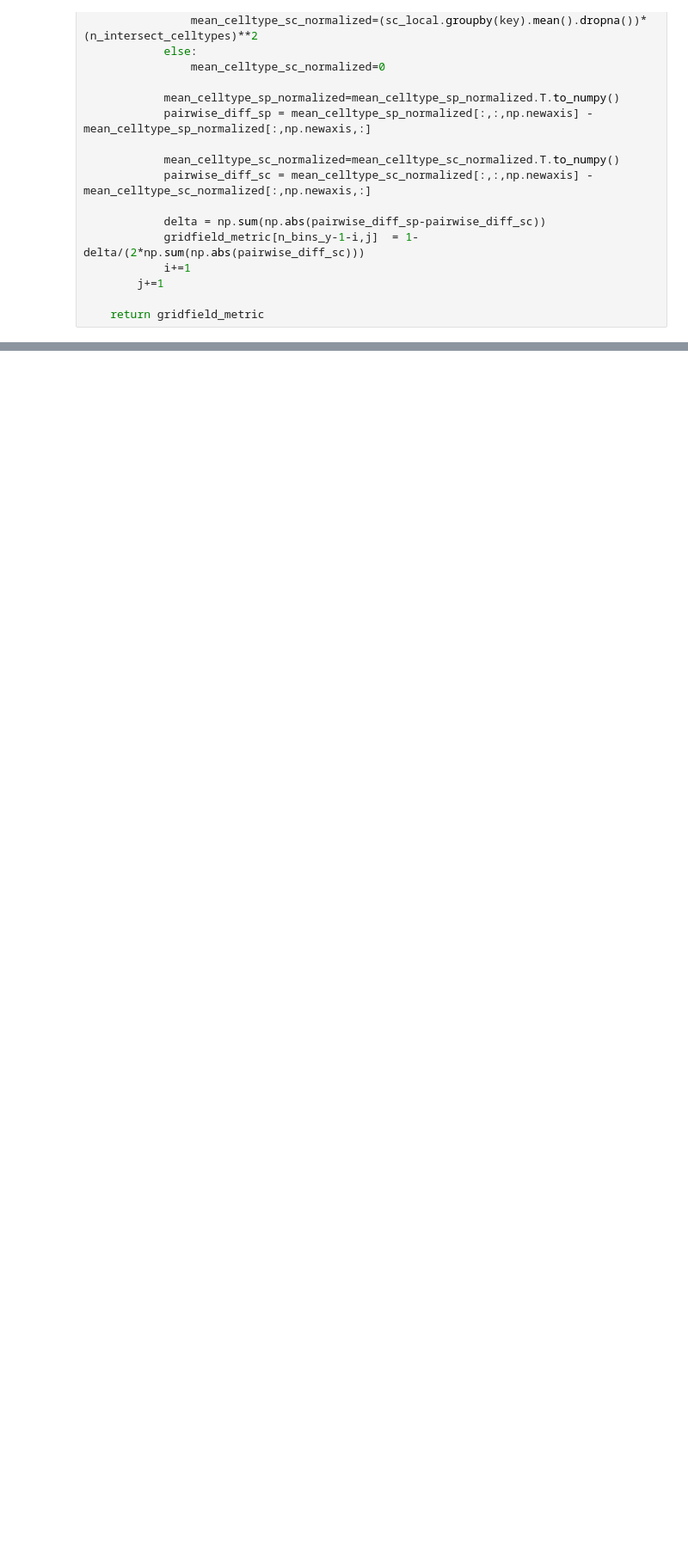
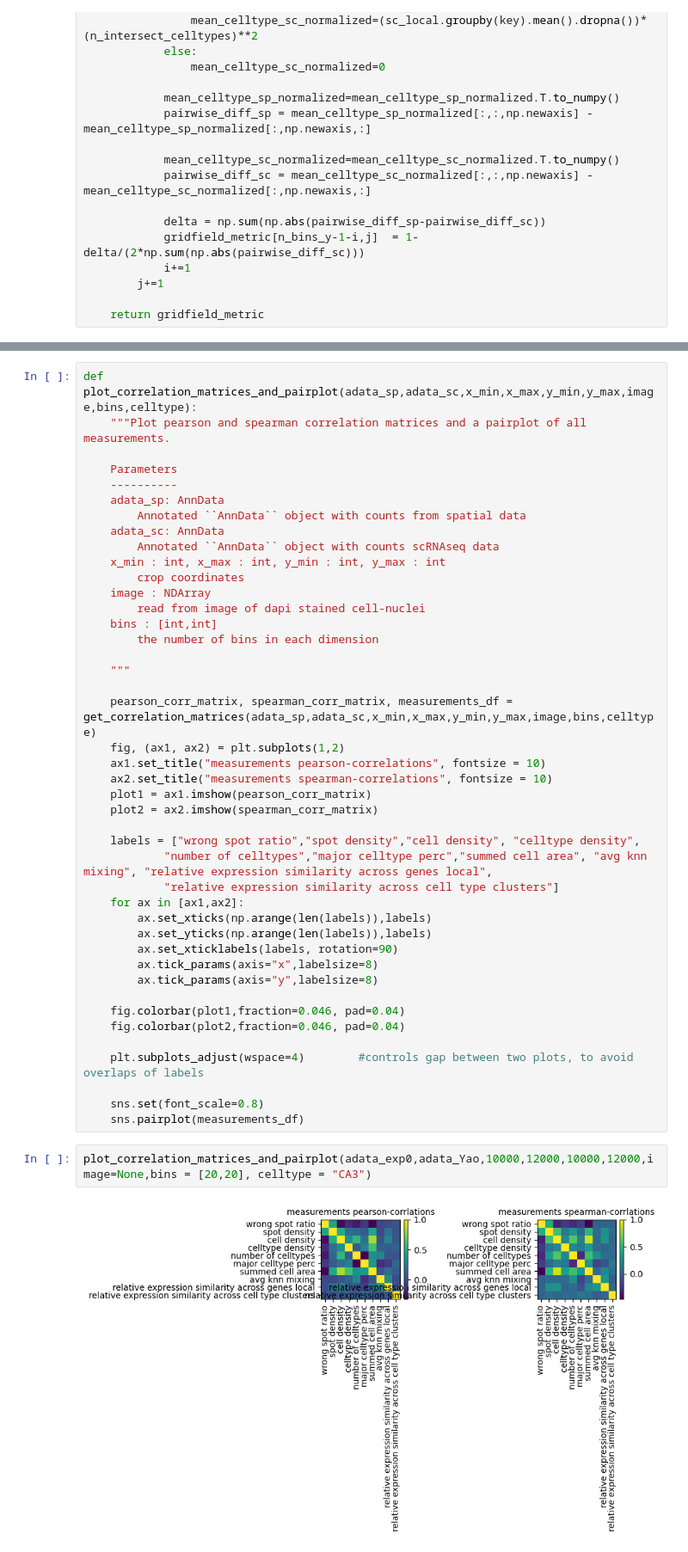
Before and after one commit to j-dichgans/my_txsim, a Jupyter notebook: metric_local.ipynb, the cells around one changed output, grey strips where cells are left out. Shown at 86% size. Saved outputs shown, nothing was run; the diff lists cells and outputs as text; blank space fills up the shorter version.

Commit message:
worked on plot_correlation_matrices_and_pairplot

```diff
--- a/metric_local.ipynb
+++ b/metric_local.ipynb
@@ -1550,0 +1579,47 @@ array([[nan, nan, nan, nan, nan, nan, nan, nan, nan, nan],
+# %%
+def plot_correlation_matrices_and_pairplot(adata_sp,adata_sc,x_min,x_max,y_min,y_max,image,bins,celltype):
+    """Plot pearson and spearman correlation matrices and a pairplot of all measurements.
+
+    Parameters
+    ----------
+    adata_sp: AnnData
+        Annotated ``AnnData`` object with counts from spatial data
+    adata_sc: AnnData
+        Annotated ``AnnData`` object with counts scRNAseq data
+    x_min : int, x_max : int, y_min : int, y_max : int
+        crop coordinates
+    image : NDArray
+        read from image of dapi stained cell-nuclei
+    bins : [int,int]
+        the number of bins in each dimension
+
+    """
+
+    pearson_corr_matrix, spearman_corr_matrix, measurements_df = get_correlation_matrices(adata_sp,adata_sc,x_min,x_max,y_min,y_max,image,bins,celltype)
+    fig, (ax1, ax2) = plt.subplots(1,2)
+    ax1.set_title("measurements pearson-correlations", fontsize = 10)
+    ax2.set_title("measurements spearman-correlations", fontsize = 10)
+    plot1 = ax1.imshow(pearson_corr_matrix)
+    plot2 = ax2.imshow(spearman_corr_matrix)
+
+    labels = ["wrong spot ratio","spot density","cell density", "celltype density",
+            "number of celltypes","major celltype perc","summed cell area", "avg knn mixing", "relative expression similarity across genes local",
+            "relative expression similarity across cell type clusters"]
+    for ax in [ax1,ax2]:
+        ax.set_xticks(np.arange(len(labels)),labels)
+        ax.set_yticks(np.arange(len(labels)),labels)
+        ax.set_xticklabels(labels, rotation=90)
+        ax.tick_params(axis="x",labelsize=8)
+        ax.tick_params(axis="y",labelsize=8)
+
+    fig.colorbar(plot1,fraction=0.046, pad=0.04)
+    fig.colorbar(plot2,fraction=0.046, pad=0.04)
+
+    plt.subplots_adjust(wspace=4)        #controls gap between two plots, to avoid overlaps of labels
+
+    sns.set(font_scale=0.8)
+    sns.pairplot(measurements_df)
+# %%
+plot_correlation_matrices_and_pairplot(adata_exp0,adata_Yao,10000,12000,10000,12000,image=None,bins = [20,20], celltype = "CA3")
+# %% [output]
+[figure, added]
```
Also changed, not shown: parts of 18 cells of this notebook.
